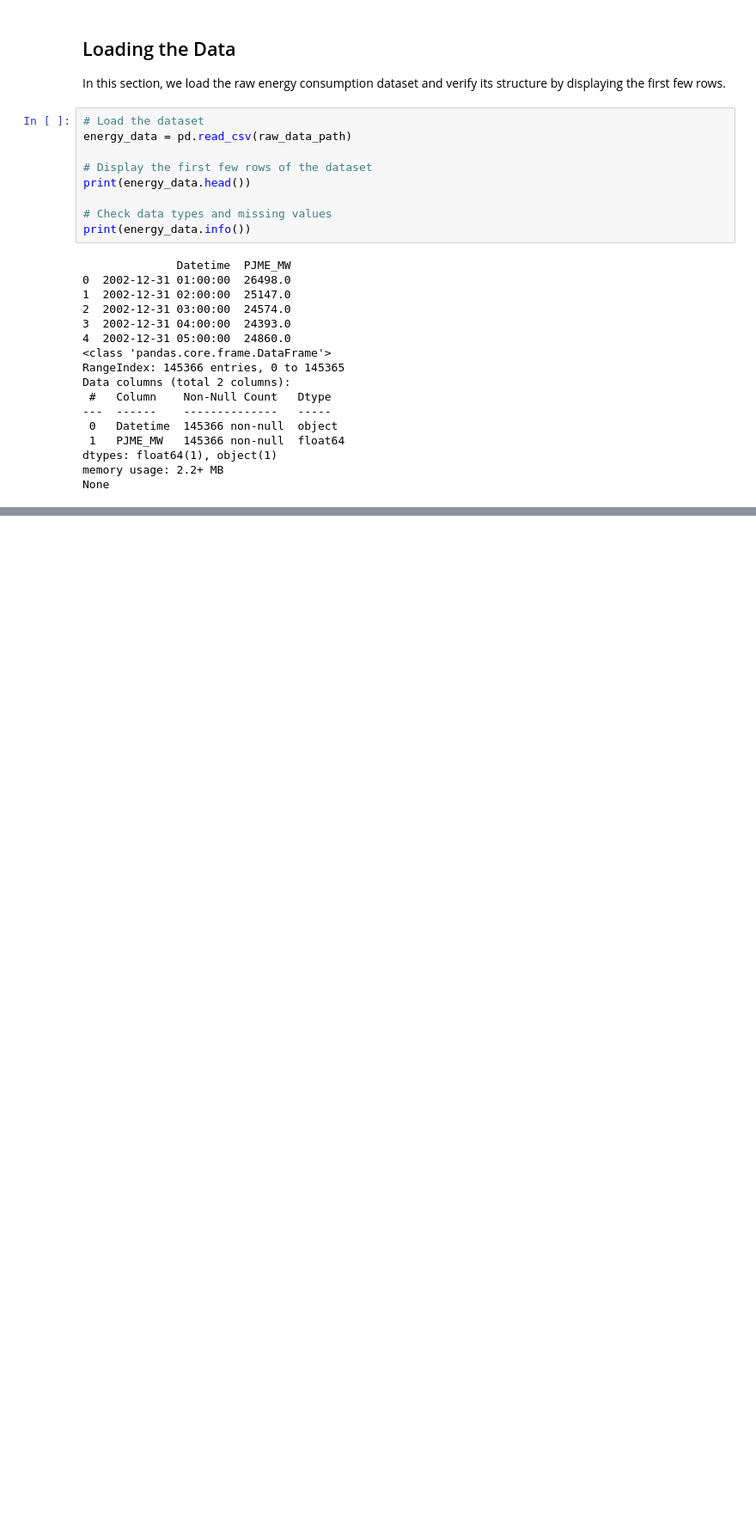
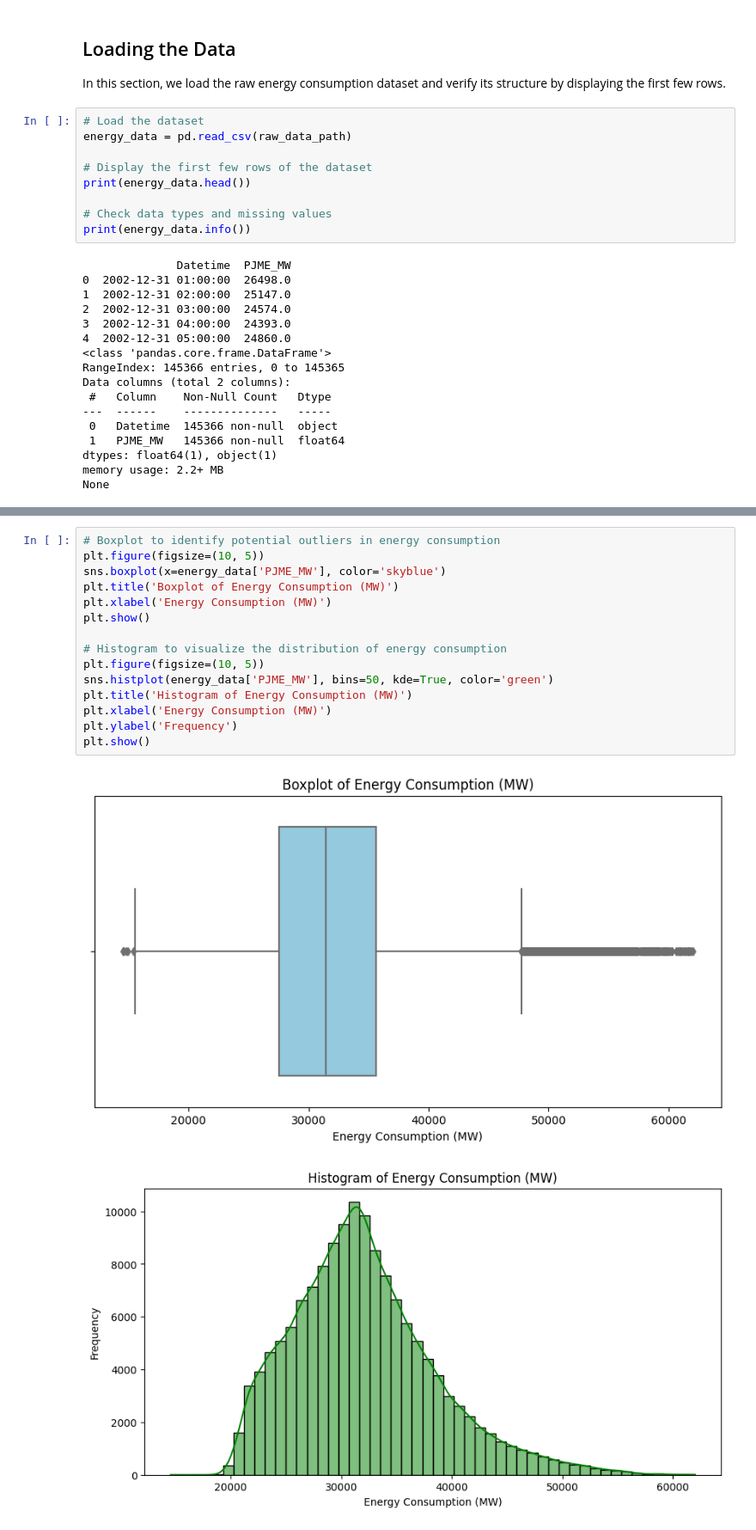
Before and after one commit to rennanreis/energy-consumption-prediction, a Jupyter notebook: notebooks/eda.ipynb, the cells around one changed output, grey strips where cells are left out. Shown at 86% size. Saved outputs shown, nothing was run; the diff lists cells and outputs as text; blank space fills up the shorter version.

```diff
--- a/notebooks/eda.ipynb
+++ b/notebooks/eda.ipynb
@@ -319,0 +223,18 @@ By addressing these next steps, we can improve the accuracy and reliability of e
+# %%
+# Boxplot to identify potential outliers in energy consumption
+plt.figure(figsize=(10, 5))
+sns.boxplot(x=energy_data['PJME_MW'], color='skyblue')
+plt.title('Boxplot of Energy Consumption (MW)')
+plt.xlabel('Energy Consumption (MW)')
+plt.show()
+
+# Histogram to visualize the distribution of energy consumption
+plt.figure(figsize=(10, 5))
+sns.histplot(energy_data['PJME_MW'], bins=50, kde=True, color='green')
+plt.title('Histogram of Energy Consumption (MW)')
+plt.xlabel('Energy Consumption (MW)')
+plt.ylabel('Frequency')
+plt.show()
+# %% [output]
+[figure, added]
+[figure, added]
```
Also changed, not shown: parts of 62 cells of this notebook, 1 other file.
